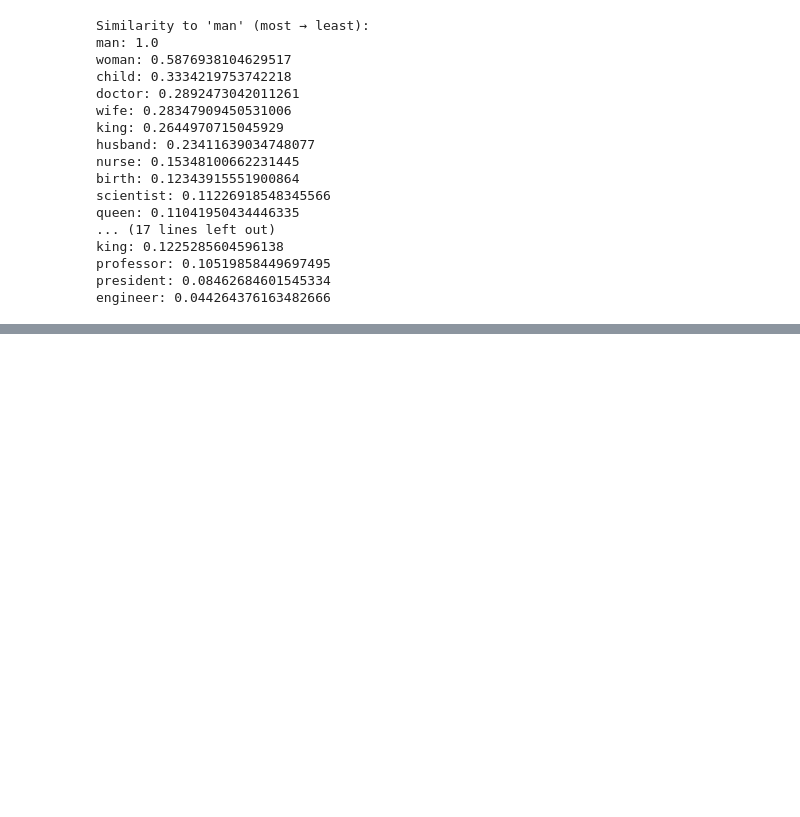
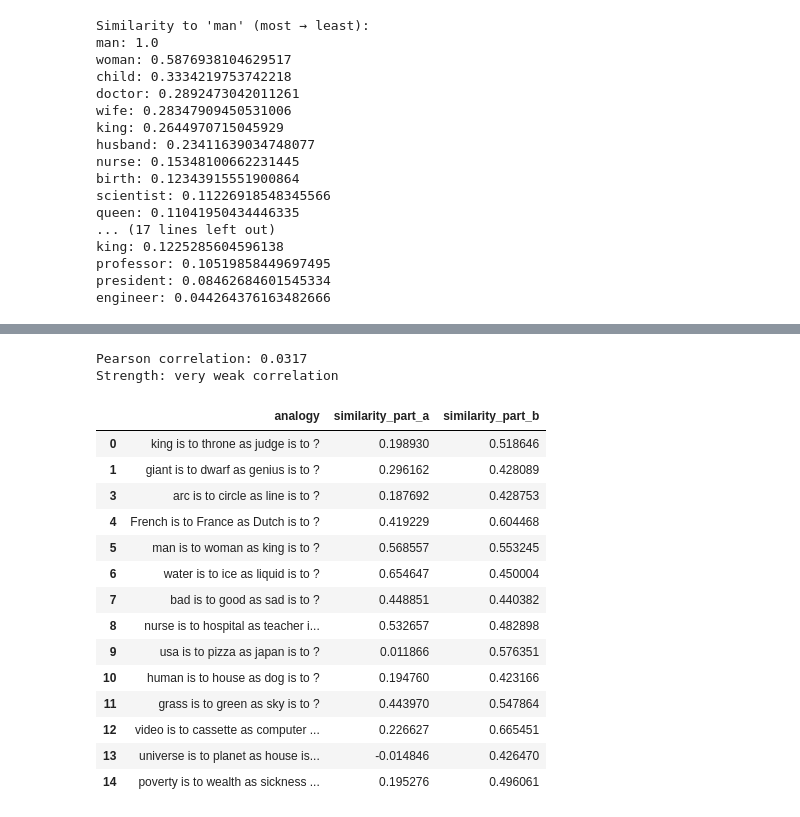
Before and after one commit to lukeckk/CS6603_2026_Summer, a Jupyter notebook: Project_AI_ML_Part_2/notebook_part2.ipynb, the cells around one changed output, grey strips where cells are left out. Saved outputs shown, nothing was run; the diff lists cells and outputs as text; code cells hidden in the pictures; blank space fills up the shorter version.

```diff
--- a/Project_AI_ML_Part_2/notebook_part2.ipynb
+++ b/Project_AI_ML_Part_2/notebook_part2.ipynb
@@ -64,0 +344,48 @@ engineer: 0.044264376163482666
+# %%
+# 1.3 Part C - correlation between Part A and Part B similarity scores
+
+import numpy as np
+
+df_1_3c = df_1_3a[['analogy', 'similarity']].merge(
+    df_1_3b[['analogy', 'similarity']],
+    on='analogy',
+    suffixes=('_part_a', '_part_b')
+)
+
+df_1_3c = df_1_3c.dropna()
+
+correlation = df_1_3c['similarity_part_a'].corr(df_1_3c['similarity_part_b'])
+
+def correlation_strength(r):
+    r = abs(r)
+    if r < 0.20:
+        return 'very weak'
+    if r < 0.40:
+        return 'weak'
+    if r < 0.60:
+        return 'moderate'
+    if r < 0.80:
+        return 'strong'
+    return 'very strong'
+
+print(f'Pearson correlation: {correlation:.4f}')
+print(f'Strength: {correlation_strength(correlation)} correlation')
+df_1_3c
+# %% [output]
+Pearson correlation: 0.0317
+Strength: very weak correlation
+|  | analogy | similarity_part_a | similarity_part_b |
+| 0 | king is to throne as judge is to ? | 0.198930 | 0.518646 |
+| 1 | giant is to dwarf as genius is to ? | 0.296162 | 0.428089 |
+| 3 | arc is to circle as line is to ? | 0.187692 | 0.428753 |
+| 4 | French is to France as Dutch is to ? | 0.419229 | 0.604468 |
+| 5 | man is to woman as king is to ? | 0.568557 | 0.553245 |
+| 6 | water is to ice as liquid is to ? | 0.654647 | 0.450004 |
+| 7 | bad is to good as sad is to ? | 0.448851 | 0.440382 |
+| 8 | nurse is to hospital as teacher i... | 0.532657 | 0.482898 |
+| 9 | usa is to pizza as japan is to ? | 0.011866 | 0.576351 |
+| 10 | human is to house as dog is to ? | 0.194760 | 0.423166 |
+| 11 | grass is to green as sky is to ? | 0.443970 | 0.547864 |
+| 12 | video is to cassette as computer ... | 0.226627 | 0.665451 |
+| 13 | universe is to planet as house is... | -0.014846 | 0.426470 |
+| 14 | poverty is to wealth as sickness ... | 0.195276 | 0.496061 |
```
Also changed, not shown: parts of 8 cells of this notebook.
